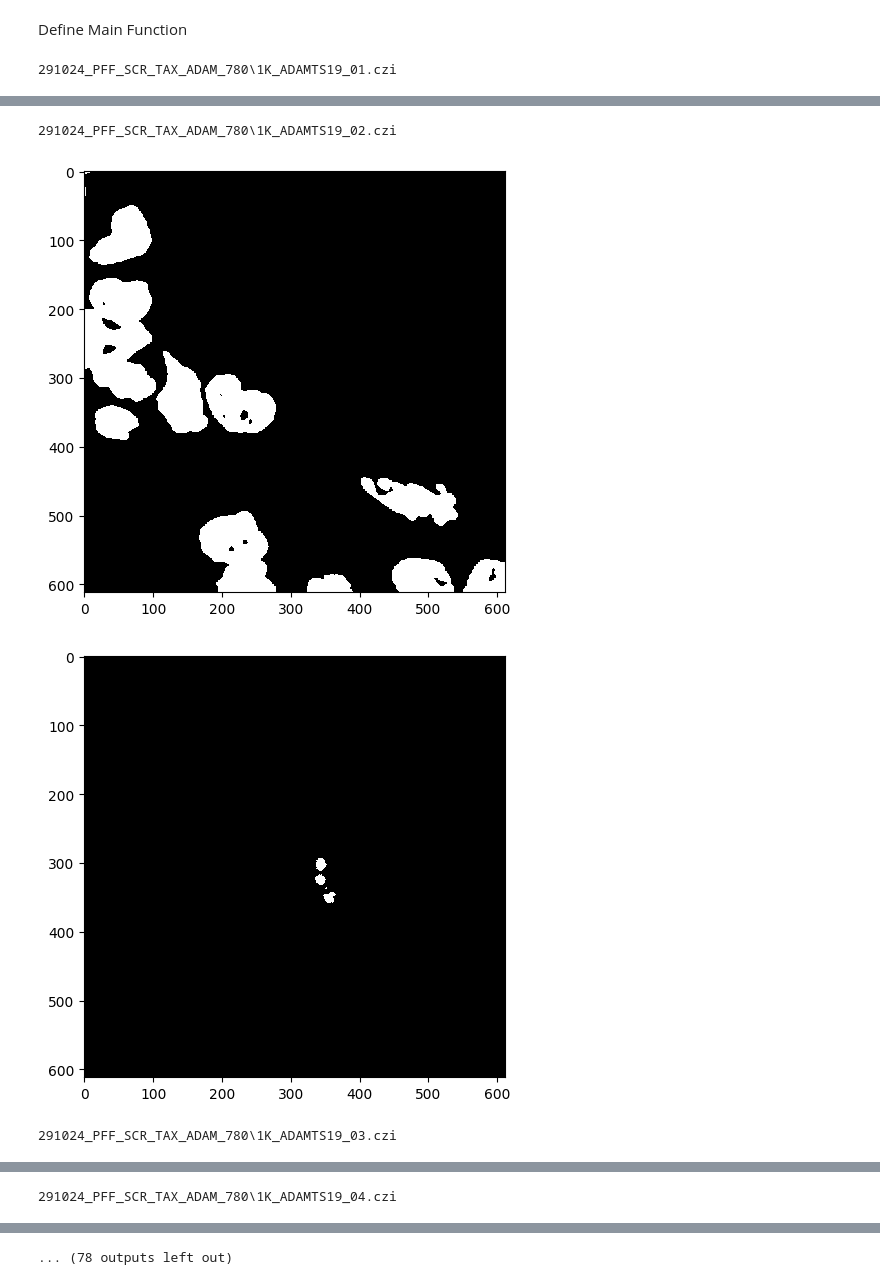
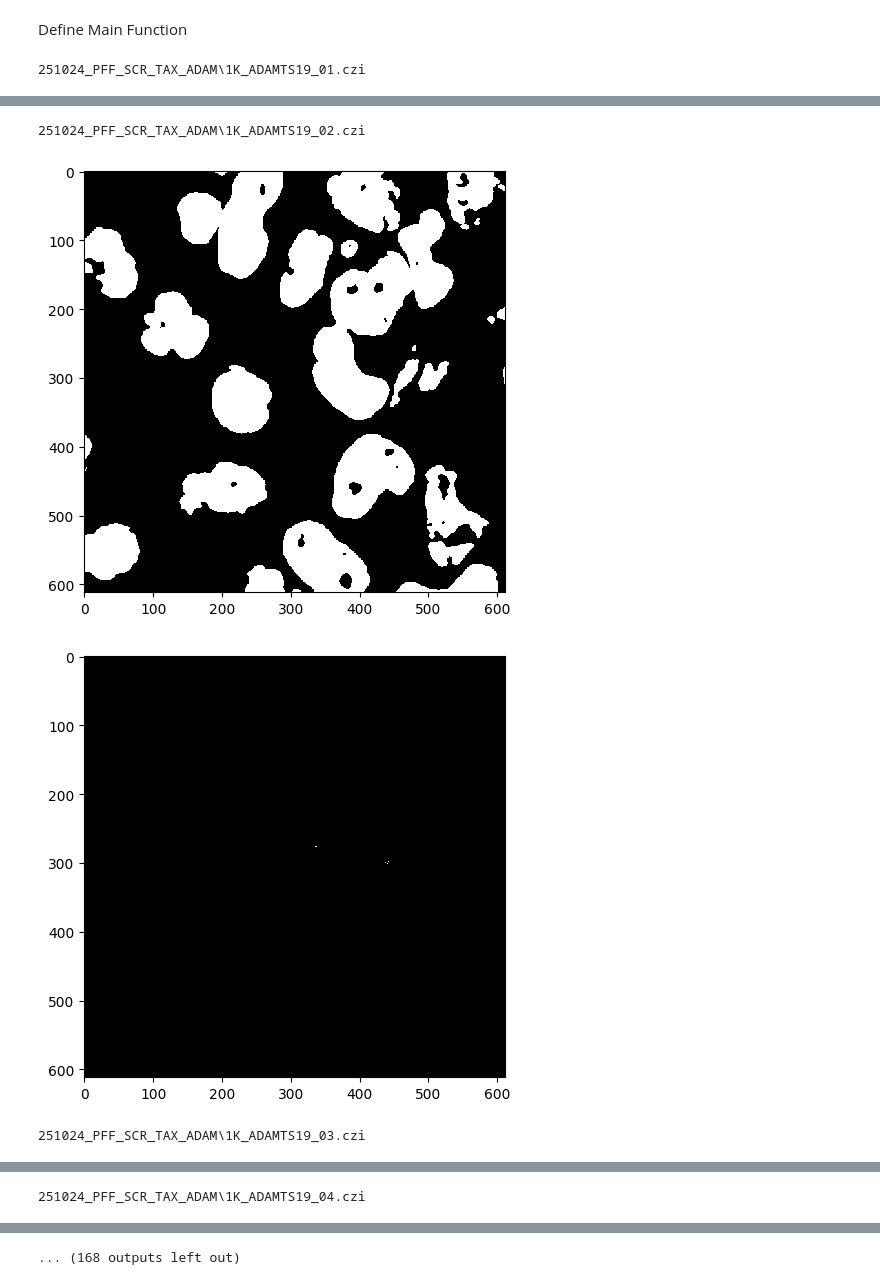
Before and after one commit to yiminghuang47/kara-lab, a Jupyter notebook: PFF_SCR_TAX_ADAM/pff_inclusion_analysis.ipynb, the cells around one changed output, grey strips where cells are left out. Cells and saved outputs as stored; diff of their text form; code cells hidden in the pictures.

```diff
--- a/PFF_SCR_TAX_ADAM/pff_inclusion_analysis.ipynb
+++ b/PFF_SCR_TAX_ADAM/pff_inclusion_analysis.ipynb
@@ -79,7 +79,7 @@ def preprocess_green_channel(green_channel):
 
 def threshold_inclusions(confocal_img):
     """Threshold the preprocessed green channel to segment inclusions."""
-    threshold = 0.95
+    threshold = 0.94
     binary_image = confocal_img > threshold
     show_image(binary_image)
     labeled_image = label(binary_image)
@@ -172,8 +172,8 @@ def main(image_folder):
 
 if __name__ == "__main__":
 
-    # image_folder = '251024_PFF_SCR_TAX_ADAM' # threshold = 0.95
-    image_folder = '291024_PFF_SCR_TAX_ADAM_780' # threshold = 0.95
+    image_folder = '251024_PFF_SCR_TAX_ADAM' # threshold = 0.95
+    # image_folder = '291024_PFF_SCR_TAX_ADAM_780' # threshold = 0.95
     main(image_folder)
 # %% [output]
-291024_PFF_SCR_TAX_ADAM_780\1K_ADAMTS19_01.czi
+251024_PFF_SCR_TAX_ADAM\1K_ADAMTS19_01.czi
@@ -182,4 +182,4 @@ if __name__ == "__main__":
-291024_PFF_SCR_TAX_ADAM_780\1K_ADAMTS19_02.czi
+251024_PFF_SCR_TAX_ADAM\1K_ADAMTS19_02.czi
-[figure, old version]
+[figure, new version]
-[figure, old version]
+[figure, new version]
-291024_PFF_SCR_TAX_ADAM_780\1K_ADAMTS19_03.czi
+251024_PFF_SCR_TAX_ADAM\1K_ADAMTS19_03.czi
@@ -188 +188 @@ if __name__ == "__main__":
-291024_PFF_SCR_TAX_ADAM_780\1K_ADAMTS19_04.czi
+251024_PFF_SCR_TAX_ADAM\1K_ADAMTS19_04.czi
@@ -191 +191 @@ if __name__ == "__main__":
-... (78 outputs left out)
+... (168 outputs left out)
```
Also changed, not shown: parts of 1 cell of this notebook, 2 other files.
